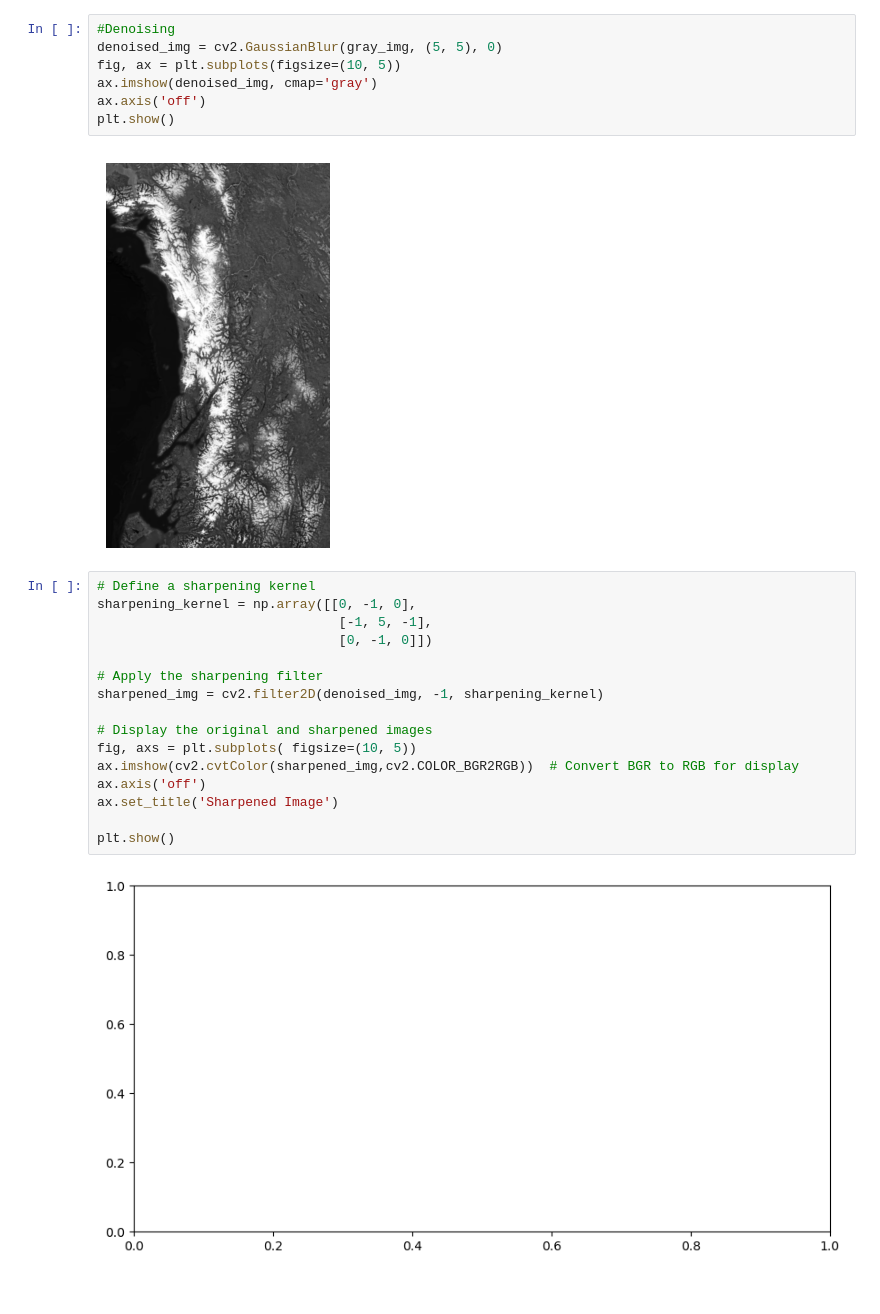
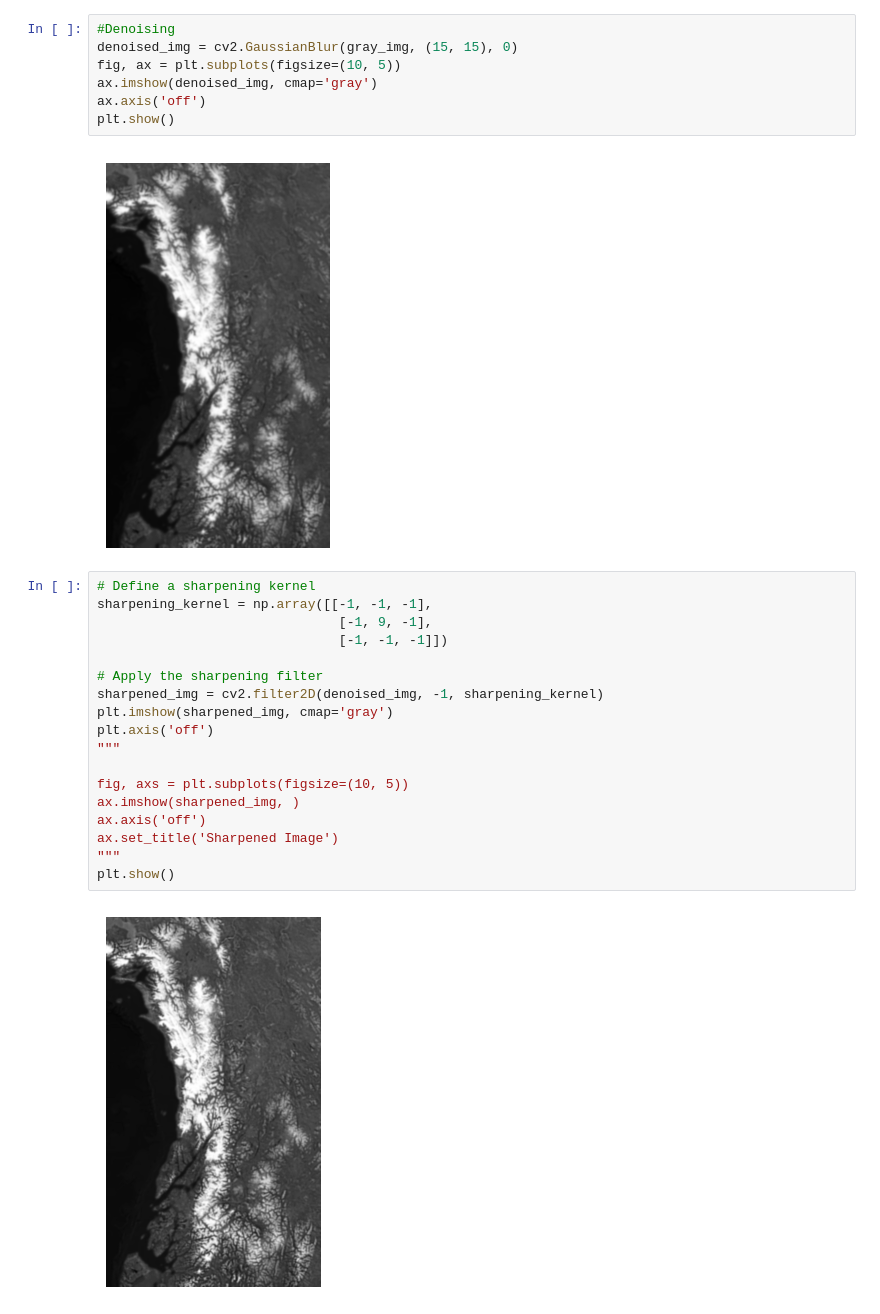
Before and after one commit to harsh125op/waterLevel, a Jupyter notebook: 1_Image_Process.ipynb, the cells around one changed output. Saved outputs shown, nothing was run; the diff lists cells and outputs as text.

```diff
--- a/1_Image_Process.ipynb
+++ b/1_Image_Process.ipynb
@@ -121,7 +121,7 @@ plt.show()
 [figure]
 # %%
 #Denoising
-denoised_img = cv2.GaussianBlur(gray_img, (5, 5), 0)
+denoised_img = cv2.GaussianBlur(gray_img, (15, 15), 0)
 fig, ax = plt.subplots(figsize=(10, 5))
 ax.imshow(denoised_img, cmap='gray')
 ax.axis('off')
@@ -130,19 +130,21 @@ plt.show()
 [figure]
 # %%
 # Define a sharpening kernel
-sharpening_kernel = np.array([[0, -1, 0],
-                               [-1, 5, -1],
-                               [0, -1, 0]])
+sharpening_kernel = np.array([[-1, -1, -1],
+                               [-1, 9, -1],
+                               [-1, -1, -1]])
 
 # Apply the sharpening filter
 sharpened_img = cv2.filter2D(denoised_img, -1, sharpening_kernel)
+plt.imshow(sharpened_img, cmap='gray')
+plt.axis('off')
+"""
 
-# Display the original and sharpened images
-fig, axs = plt.subplots( figsize=(10, 5))
-ax.imshow(cv2.cvtColor(sharpened_img,cv2.COLOR_BGR2RGB))  # Convert BGR to RGB for display
+fig, axs = plt.subplots(figsize=(10, 5))
+ax.imshow(sharpened_img, )
 ax.axis('off')
 ax.set_title('Sharpened Image')
-
+"""
 plt.show()
 # %% [output]
-[figure, old version]
+[figure, new version]
```
Also changed, not shown: parts of 5 cells of this notebook.
